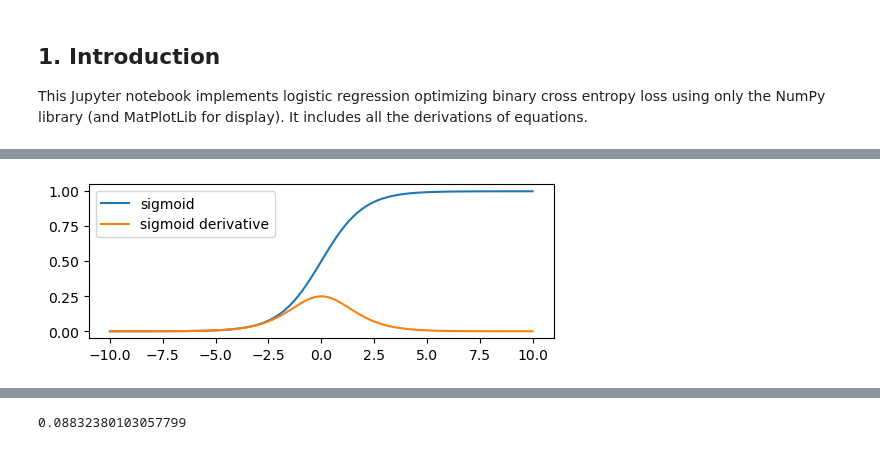
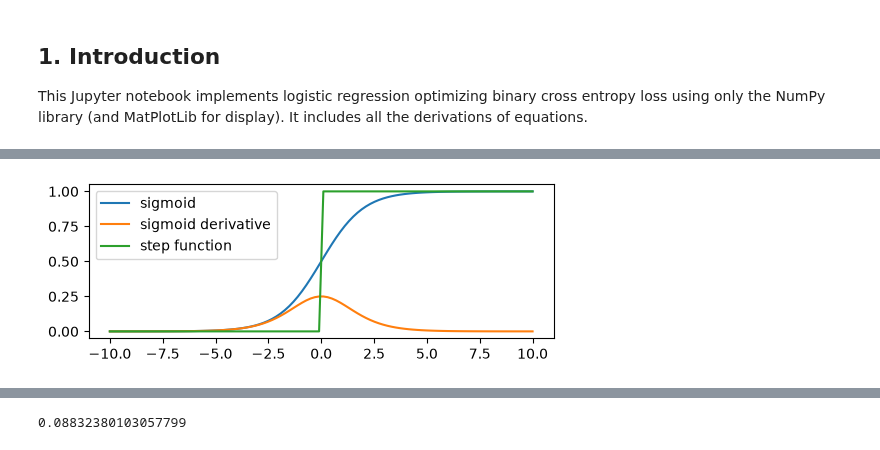
Before and after one commit to petraknovak/ml-from-concepts-to-code, a Jupyter notebook: 07_sgd/conceptual/logistic_regression.ipynb, the cells around one changed output, grey strips where cells are left out. Saved outputs shown, nothing was run; the diff lists cells and outputs as text; code cells hidden in the pictures.

```diff
--- a/07_sgd/conceptual/logistic_regression.ipynb
+++ b/07_sgd/conceptual/logistic_regression.ipynb
@@ -38,16 +42,18 @@ def d_sigma(z):
     """The derivative of the sigmoid function."""
     return sigma(z) * (1 - sigma(z))
 # %%
-# Plot the sigmoid and its derivative
+# Plot the sigmoid, its derivative and the step function
+# ______________________________________________________
 x = np.linspace(-10, 10, 100)
 y1 = sigma(x)
 y2 = d_sigma(x)
 
 # set figure size
 plt.figure(figsize=(6, 2))
 plt.plot(x, y1, label='sigmoid')
 plt.plot(x, y2, label='sigmoid derivative')
+plt.plot(x, np.where(x >= 0, 1, 0), label='step function')
 plt.legend()
 plt.show()
 # %% [output]
-[figure, old version]
+[figure, new version]
```
Also changed, not shown: parts of 27 cells of this notebook.
